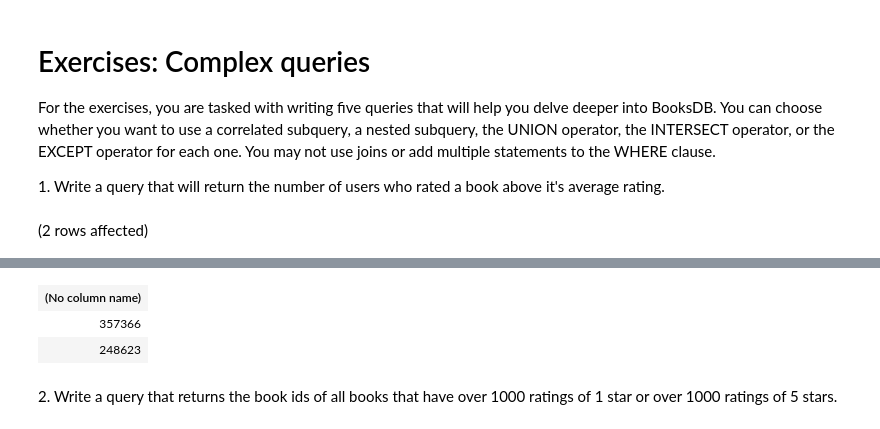
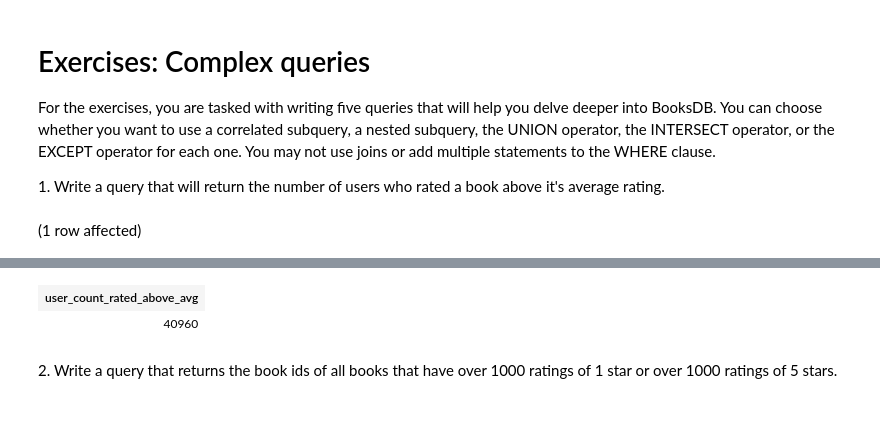
Before and after one commit to Prtb0/sql-part4-exercises, a Jupyter notebook: sql-part4.ipynb, the cells around one changed output, grey strips where cells are left out. Cells and saved outputs as stored; diff of their text form; code cells hidden in the pictures.

```diff
--- a/sql-part4.ipynb
+++ b/sql-part4.ipynb
@@ -5,12 +5,11 @@ For the exercises, you are tasked with writing five queries that will help you d
 
 1. Write a query that will return the number of users who rated a book above it's average rating.
 # %%
-SELECT COUNT(r.user_id) FROM BooksDB.dbo.ratings r
-group by r.rating
-having r.rating in ( select b.average_rating from BooksDB.dbo.books b  )
+--SELECT book_id,COUNT(r.user_id) as user_count_rated_above_avg FROM BooksDB.dbo.ratings r
+--GROUP BY book_id, rating
+--having r.rating > ( select b.average_rating from BooksDB.dbo.books b where b.book_id=r.book_id )
 
-
-
---select average_rating from BooksDB.dbo.books
+SELECT COUNT(r.user_id) as user_count_rated_above_avg FROM BooksDB.dbo.ratings r
+WHERE rating > ( select b.average_rating from BooksDB.dbo.books b where b.book_id=r.book_id )
 # %% [output]
-(2 rows affected)
+(1 row affected)
@@ -18,6 +17,5 @@ Total execution time: 00:00:00.868
-| (No column name) |
-| 357366 |
-| 248623 |
+| user_count_rated_above_avg |
+| 40960 |
 # %% [markdown]
 2. Write a query that returns the book ids of all books that have over 1000 ratings of 1 star or over 1000 ratings of 5 stars.
 # %%
```
Also changed, not shown: parts of 1 cell of this notebook.
